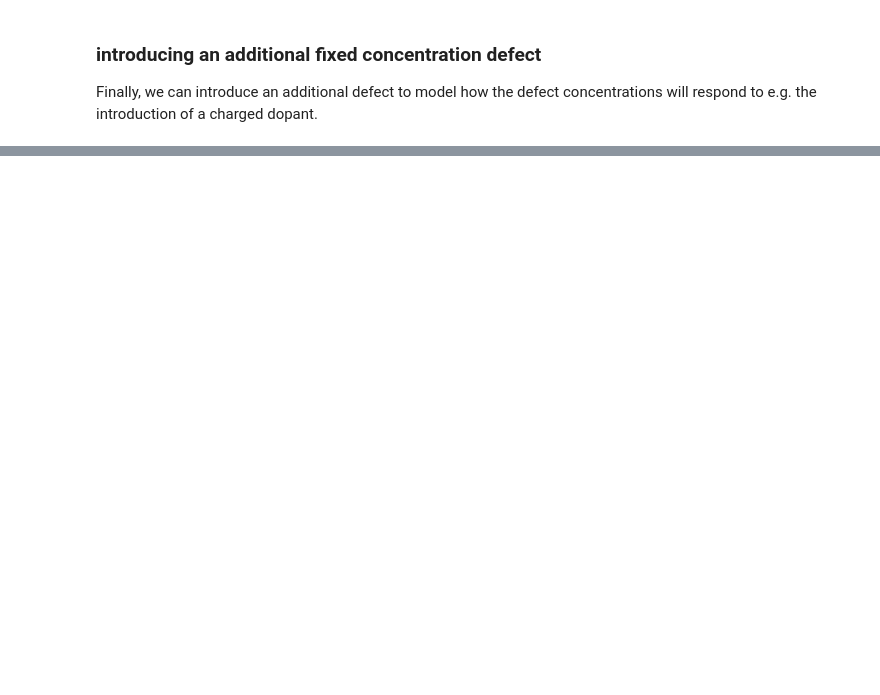
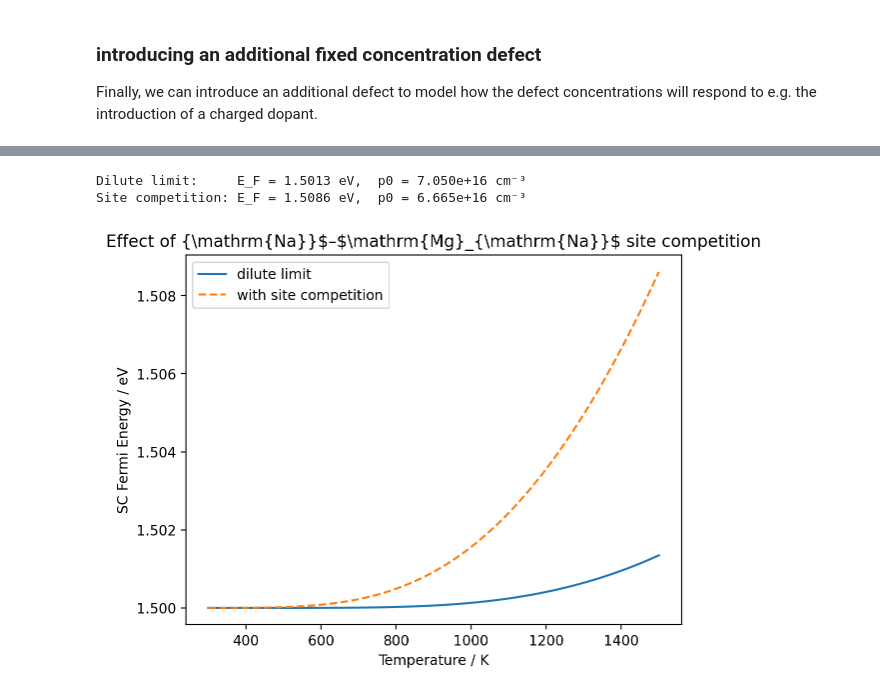
Before and after one commit to bjmorgan/py-sc-fermi, a Jupyter notebook: docs/source/tutorial.ipynb, the cells around one changed output, grey strips where cells are left out. Drawn from its saved outputs; the diff is of its cells as text; code cells hidden in the pictures; blank space fills up the shorter version.

```diff
--- a/docs/source/tutorial.ipynb
+++ b/docs/source/tutorial.ipynb
@@ -299,0 +304,55 @@ plt.show()
+# %%
+# Mg substituting on the Na site (charge +1, since Mg is 2+ on a 1+ site)
+Mg_Na_1 = DefectChargeState(charge=1, degeneracy=1, energy=-0.5)
+Mg_Na_0 = DefectChargeState(charge=0, degeneracy=1, energy=0.3)
+Mg_Na = DefectSpecies(name="Mg_Na", nsites=1, charge_states=[Mg_Na_0, Mg_Na_1])
+
+# Dilute limit: v_Na and Mg_Na treated as independent (no site constraint)
+dilute_system = DefectSystem(
+    defect_species=[v_Na, v_Cl, Mg_Na],
+    dos=dos,
+    volume=46.10,
+    temperature=1500,
+)
+
+# Site competition: v_Na and Mg_Na share the 1 Na site per unit cell
+pool_system = DefectSystem(
+    defect_species=[v_Na, v_Cl, Mg_Na],
+    dos=dos,
+    volume=46.10,
+    temperature=1500,
+    site_pools={"Na_sites": (1.0, [v_Na, Mg_Na])},
+)
+
+dilute_concs = dilute_system.concentration_dict()
+pool_concs = pool_system.concentration_dict()
+
+print(f"Dilute limit:     E_F = {dilute_concs['Fermi Energy']:.4f} eV,  p0 = {dilute_concs['p0']:.3e} cm⁻³")
+print(f"Site competition: E_F = {pool_concs['Fermi Energy']:.4f} eV,  p0 = {pool_concs['p0']:.3e} cm⁻³")
+# %% [output]
+Dilute limit:     E_F = 1.5013 eV,  p0 = 7.050e+16 cm⁻³
+Site competition: E_F = 1.5086 eV,  p0 = 6.665e+16 cm⁻³
+# %%
+# compare self-consistent Fermi energy across a temperature range
+temperatures = np.linspace(300, 1500, 60)
+dilute_ef = []
+pool_ef = []
+
+for t in temperatures:
+    dilute_system.temperature = t
+    pool_system.temperature = t
+    dilute_ef.append(dilute_system.get_sc_fermi()[0])
+    pool_ef.append(pool_system.get_sc_fermi()[0])
+
+dilute_system.temperature = 500
+pool_system.temperature = 500
+
+plt.plot(temperatures, dilute_ef, label="dilute limit")
+plt.plot(temperatures, pool_ef, label="with site competition", ls="--")
+plt.xlabel("Temperature / K")
+plt.ylabel("SC Fermi Energy / eV")
+plt.legend()
+plt.title(r"Effect of {\mathrm{Na}}$–$\mathrm{Mg}_{\mathrm{Na}}$ site competition")
+plt.show()
+# %% [output]
+[figure, added]
```
Also changed, not shown: parts of 11 cells of this notebook, 22 other files.
